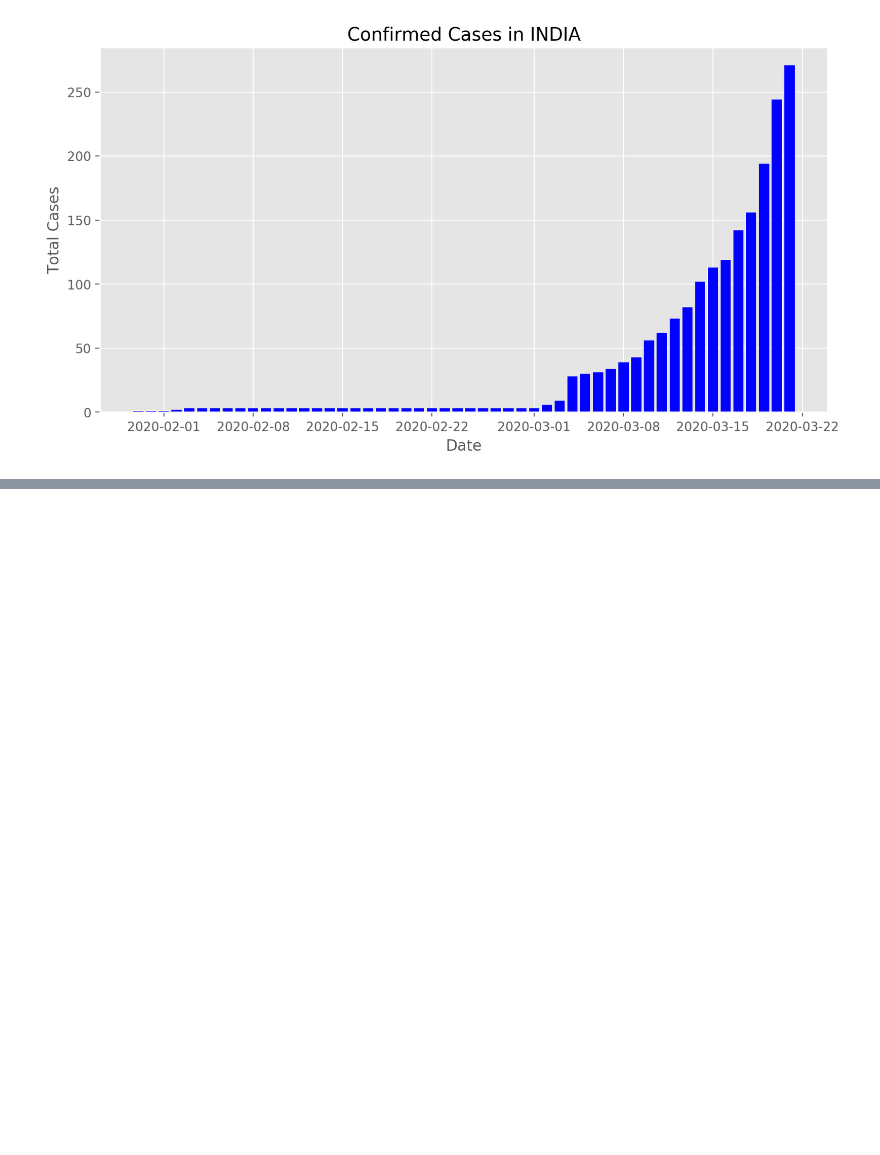
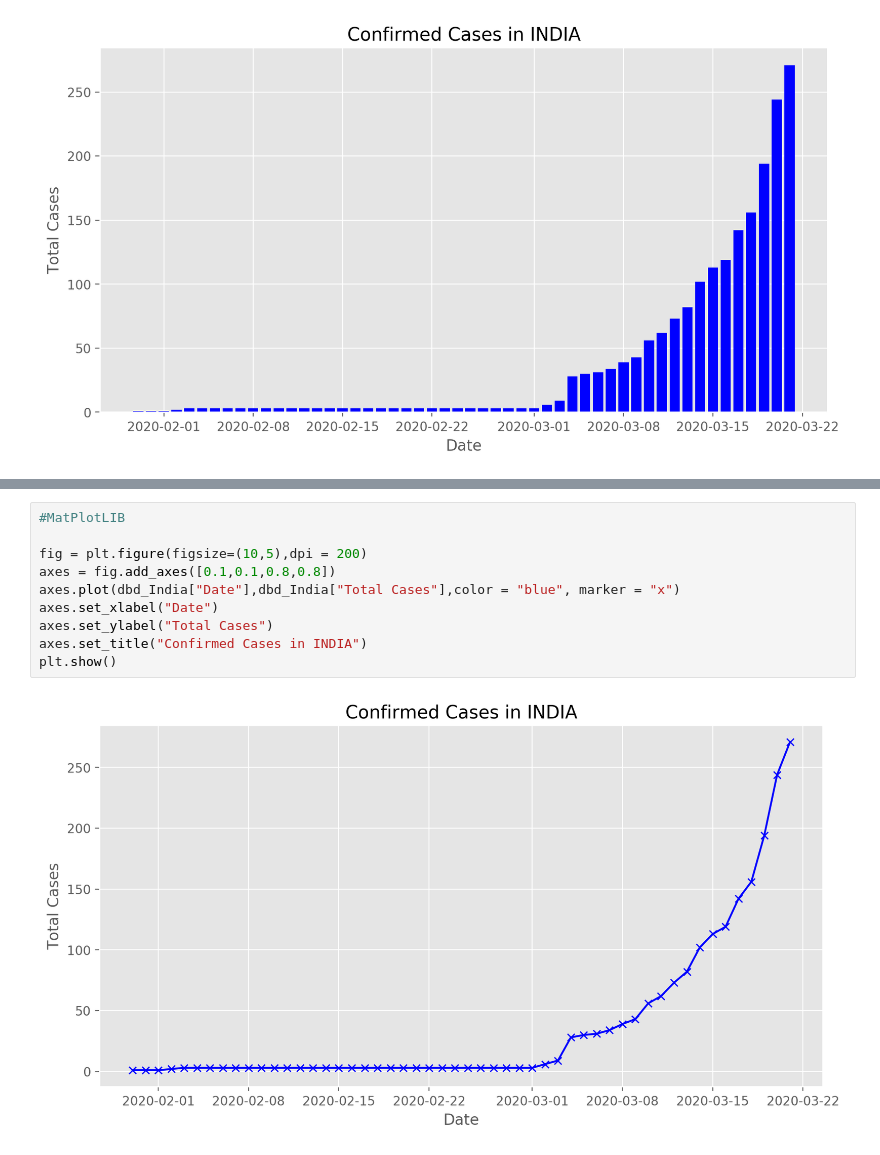
Before and after one commit to reubence/IPYNB-Notebooks, a Jupyter notebook: covid-19 INDIA/Untitled.ipynb, the cells around one changed output, grey strips where cells are left out. Cells and saved outputs as stored; diff of their text form; blank space fills up the shorter version.

```diff
--- a/covid-19 INDIA/Untitled.ipynb
+++ b/covid-19 INDIA/Untitled.ipynb
@@ -311,3 +311,15 @@ fig.show()
 [interactive output not drawn]
 [interactive output not drawn]
 [interactive output not drawn]
+# %%
+#MatPlotLIB
+
+fig = plt.figure(figsize=(10,5),dpi = 200)
+axes = fig.add_axes([0.1,0.1,0.8,0.8])
+axes.plot(dbd_India["Date"],dbd_India["Total Cases"],color = "blue", marker = "x")
+axes.set_xlabel("Date")
+axes.set_ylabel("Total Cases")
+axes.set_title("Confirmed Cases in INDIA")
+plt.show()
+# %% [output]
+[figure, added]
```
Also changed, not shown: parts of 21 cells of this notebook.
